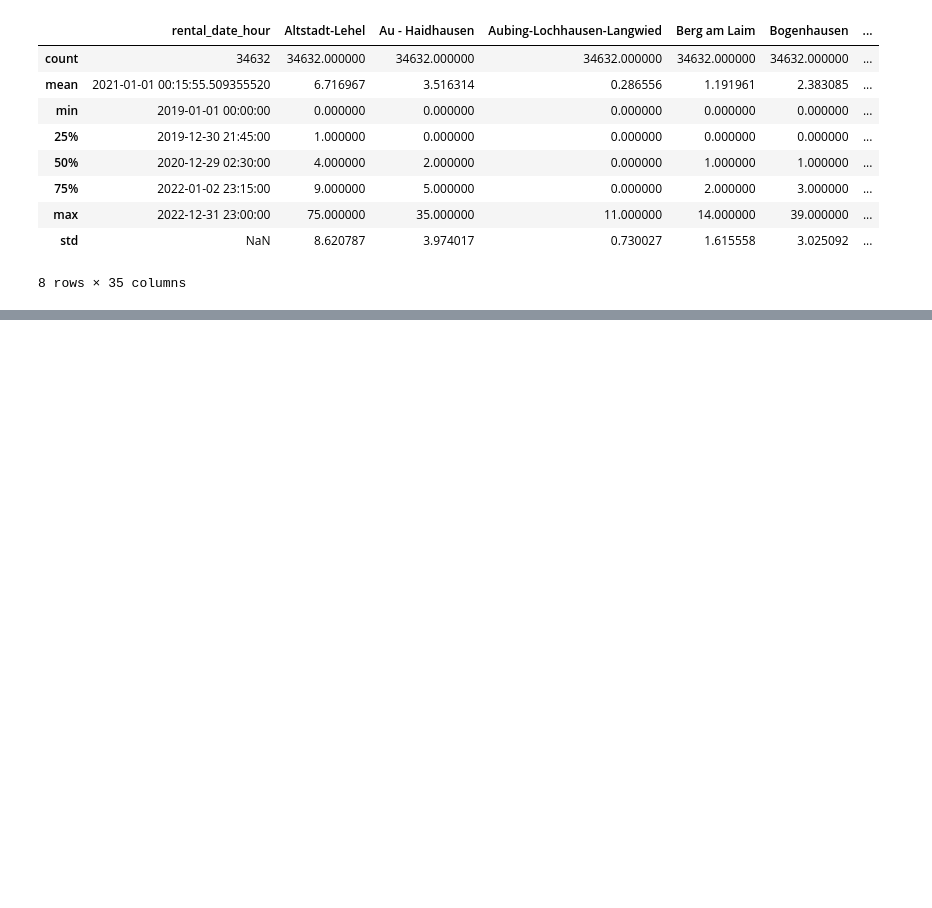
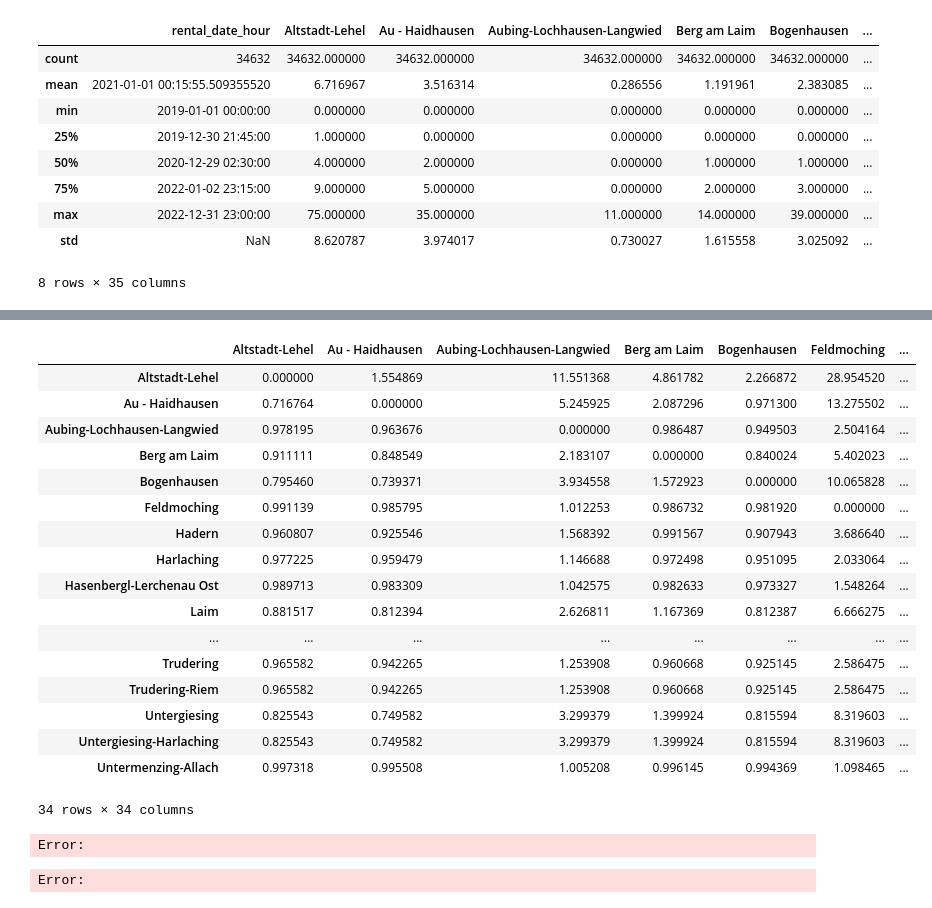
Before and after one commit to shoefer987/bike_sharing_demand, a Jupyter notebook: notebooks/shoefer987_eda_rnn_notebook.ipynb, the cells around one changed output, grey strips where cells are left out. Drawn from its saved outputs; the diff is of its cells as text; code cells hidden in the pictures; blank space fills up the shorter version.

```diff
--- a/notebooks/shoefer987_eda_rnn_notebook.ipynb
+++ b/notebooks/shoefer987_eda_rnn_notebook.ipynb
@@ -45,0 +110,25 @@ data.describe()
+# %%
+stds = data.describe().loc['std'][1:]
+# %%
+std_dict = {x_key: [np.std(data[x_key]-data[y_key])/x_val for y_key, y_val in variances.items()] for x_key, x_val in stds.items()}
+# %%
+pd.DataFrame(std_dict, index=data.columns[1:])
+# %% [output]
+|  | Altstadt-Lehel | Au - Haidhausen | Aubing-Lochhausen-Langwied | Berg am Laim | Bogenhausen | Feldmoching | ... |
+| Altstadt-Lehel | 0.000000 | 1.554869 | 11.551368 | 4.861782 | 2.266872 | 28.954520 | ... |
+| Au - Haidhausen | 0.716764 | 0.000000 | 5.245925 | 2.087296 | 0.971300 | 13.275502 | ... |
+| Aubing-Lochhausen-Langwied | 0.978195 | 0.963676 | 0.000000 | 0.986487 | 0.949503 | 2.504164 | ... |
+| Berg am Laim | 0.911111 | 0.848549 | 2.183107 | 0.000000 | 0.840024 | 5.402023 | ... |
+| Bogenhausen | 0.795460 | 0.739371 | 3.934558 | 1.572923 | 0.000000 | 10.065828 | ... |
+| Feldmoching | 0.991139 | 0.985795 | 1.012253 | 0.986732 | 0.981920 | 0.000000 | ... |
+| Hadern | 0.960807 | 0.925546 | 1.568392 | 0.991567 | 0.907943 | 3.686640 | ... |
+| Harlaching | 0.977225 | 0.959479 | 1.146688 | 0.972498 | 0.951095 | 2.033064 | ... |
+| Hasenbergl-Lerchenau Ost | 0.989713 | 0.983309 | 1.042575 | 0.982633 | 0.973327 | 1.548264 | ... |
+| Laim | 0.881517 | 0.812394 | 2.626811 | 1.167369 | 0.812387 | 6.666275 | ... |
+| ... | ... | ... | ... | ... | ... | ... | ... |
+| Trudering | 0.965582 | 0.942265 | 1.253908 | 0.960668 | 0.925145 | 2.586475 | ... |
+| Trudering-Riem | 0.965582 | 0.942265 | 1.253908 | 0.960668 | 0.925145 | 2.586475 | ... |
+| Untergiesing | 0.825543 | 0.749582 | 3.299379 | 1.399924 | 0.815594 | 8.319603 | ... |
+| Untergiesing-Harlaching | 0.825543 | 0.749582 | 3.299379 | 1.399924 | 0.815594 | 8.319603 | ... |
+| Untermenzing-Allach | 0.997318 | 0.995508 | 1.005208 | 0.996145 | 0.994369 | 1.098465 | ... |
+34 rows × 34 columns
@@ -45,0 +139,5 @@ data.describe()
+# %%
+data.drop(columns=['rental_date_hour','Maxvorstadt'])-data['Maxvorstadt']
+# %% [output]
+Error:
+Error:
```
Also changed, not shown: parts of 5 cells of this notebook.
